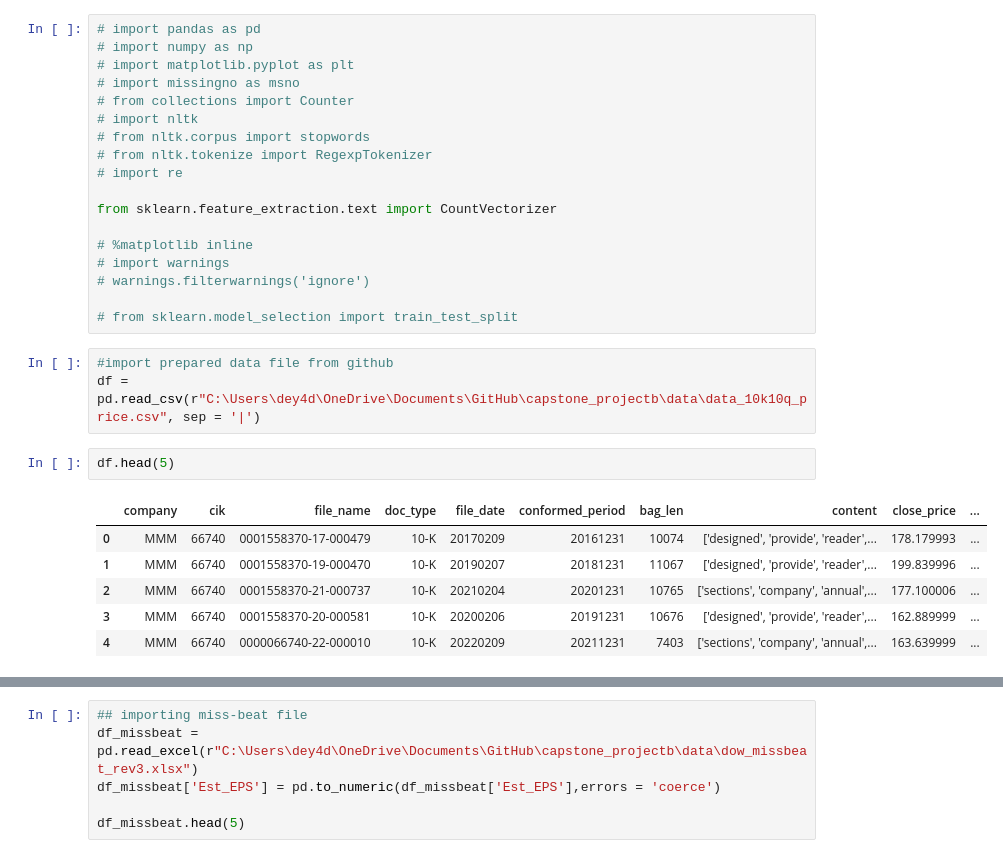
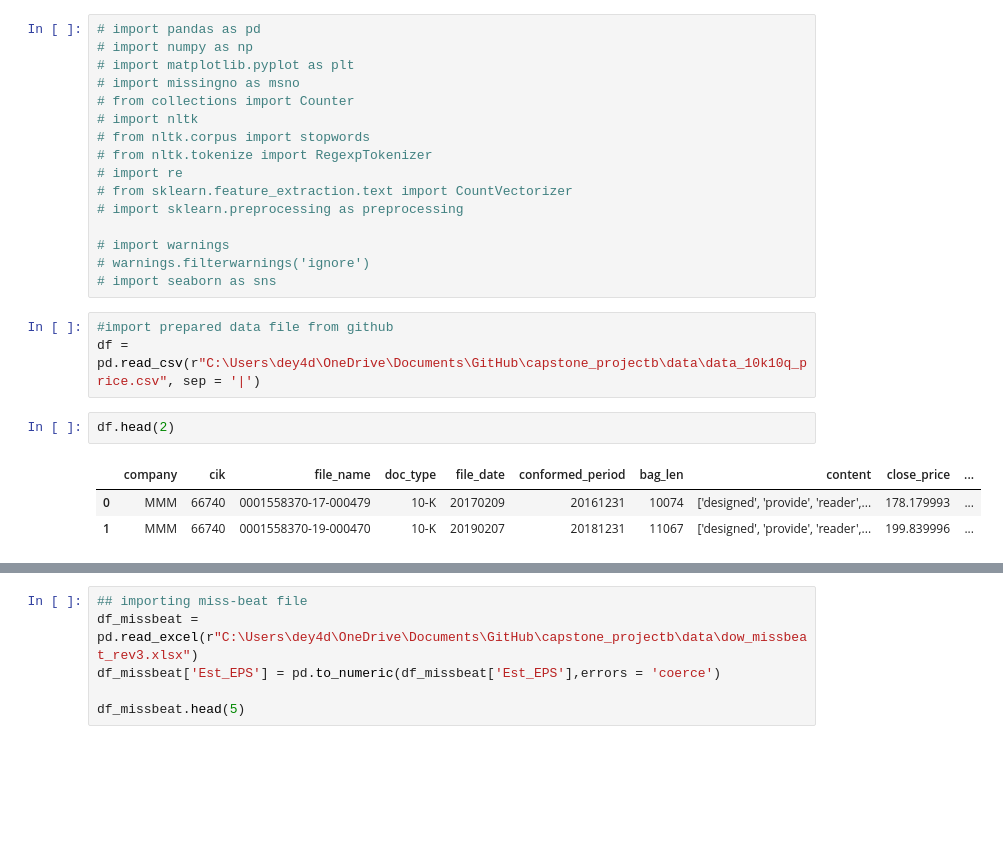
Before and after one commit to Dhruba44/capstone_projectb, a Jupyter notebook: Modelling.ipynb, the cells around one changed output, grey strips where cells are left out. Saved outputs shown, nothing was run; the diff lists cells and outputs as text; blank space fills up the shorter version.

```diff
--- a/Modelling.ipynb
+++ b/Modelling.ipynb
@@ -8,24 +8,19 @@
 # from nltk.corpus import stopwords
 # from nltk.tokenize import RegexpTokenizer
 # import re
+# from sklearn.feature_extraction.text import CountVectorizer
+# import sklearn.preprocessing as preprocessing
 
-from sklearn.feature_extraction.text import CountVectorizer
-
-# %matplotlib inline
 # import warnings
 # warnings.filterwarnings('ignore')
-
-# from sklearn.model_selection import train_test_split
+# import seaborn as sns
 # %%
 #import prepared data file from github
 df = pd.read_csv(r"C:\Users\dey4d\OneDrive\Documents\GitHub\capstone_projectb\data\data_10k10q_price.csv", sep = '|')
 # %%
-df.head(5)
+df.head(2)
 # %% [output]
 |  | company | cik | file_name | doc_type | file_date | conformed_period | bag_len | content | close_price | ... |
 | 0 | MMM | 66740 | 0001558370-17-000479 | 10-K | 20170209 | 20161231 | 10074 | ['designed', 'provide', 'reader',... | 178.179993 | ... |
 | 1 | MMM | 66740 | 0001558370-19-000470 | 10-K | 20190207 | 20181231 | 11067 | ['designed', 'provide', 'reader',... | 199.839996 | ... |
-| 2 | MMM | 66740 | 0001558370-21-000737 | 10-K | 20210204 | 20201231 | 10765 | ['sections', 'company', 'annual',... | 177.100006 | ... |
-| 3 | MMM | 66740 | 0001558370-20-000581 | 10-K | 20200206 | 20191231 | 10676 | ['designed', 'provide', 'reader',... | 162.889999 | ... |
-| 4 | MMM | 66740 | 0000066740-22-000010 | 10-K | 20220209 | 20211231 | 7403 | ['sections', 'company', 'annual',... | 163.639999 | ... |
 # %%
```
Also changed, not shown: parts of 23 cells of this notebook.
